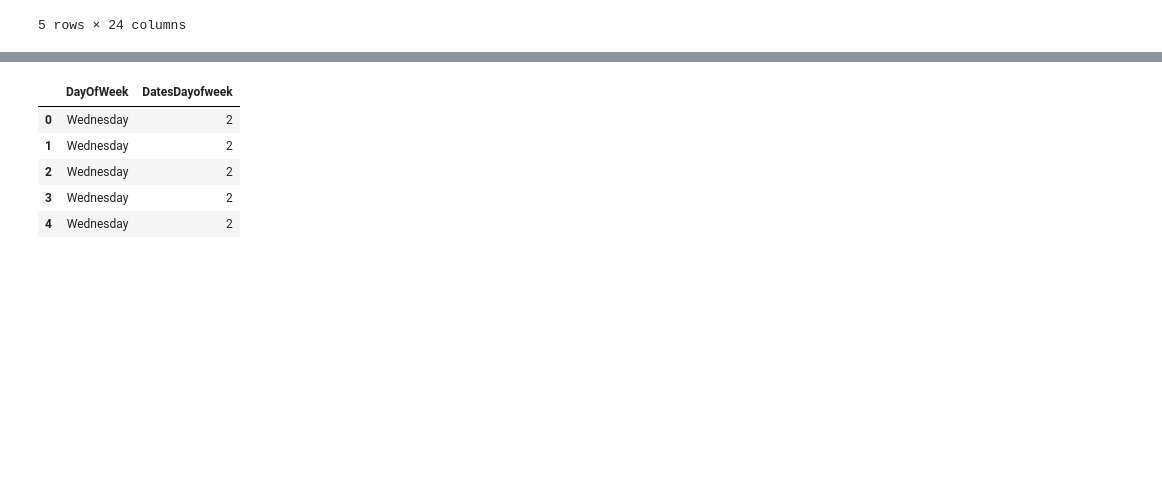
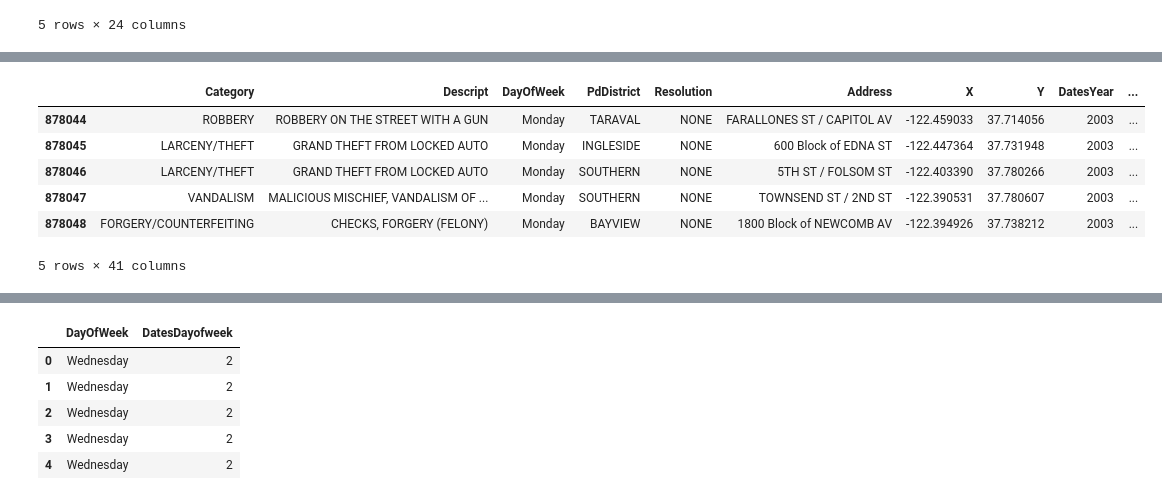
Before and after one commit to AksChougule/data-general-py, a Jupyter notebook: San_Francisco_Crime_data.ipynb, the cells around one changed output, grey strips where cells are left out. Cells and saved outputs as stored; diff of their text form; code cells hidden in the pictures; blank space fills up the shorter version.

```diff
--- a/San_Francisco_Crime_data.ipynb
+++ b/San_Francisco_Crime_data.ipynb
@@ -120,0 +291,4 @@ df_raw.head()
+# %%
+# Create a feature for street intersection
+df_raw['ad_contains_intersection']=df_raw['Address'].str.contains('/')
+df_raw[['ad_contains_intersection','Address']].tail()
@@ -120,0 +302,5 @@ df_raw.head()
+# %%
+# Create a feature for block or no-block in the address
+add_upper=df_raw['Address'].str.upper()
+df_raw['ad_contains_block']=add_upper.str.contains('BLOCK')
+df_raw[['ad_contains_block','Address']].head()
@@ -120,0 +314,12 @@ df_raw.head()
+# %%
+# Create a feature to capture the data before and after the '/'
+add_p1, add_p2 = df_raw['Address'].str.split('/', 1).str
+
+add_p1=add_p1.str.rstrip()
+df_raw['add_p1']=add_p1.str.lstrip()
+
+add_p2=add_p2.str.rstrip()
+df_raw['add_p2']=add_p2.str.lstrip()
+
+# Check if the split went well
+df_raw[['Address','add_p1','add_p2']].head(15)
@@ -120,0 +343,4 @@ df_raw.head()
+# %%
+# Type of the first part of address (ST, AV BL etc)
+df_raw['add_p1_type']=df_raw['add_p1'].str[-2:]
+np.unique(df_raw['add_p1_type'])
@@ -121,3 +387,13 @@ df_raw.head()
+# %%
+df_raw.tail()
+# %% [output]
+|  | Category | Descript | DayOfWeek | PdDistrict | Resolution | Address | X | Y | DatesYear | ... |
+| 878044 | ROBBERY | ROBBERY ON THE STREET WITH A GUN | Monday | TARAVAL | NONE | FARALLONES ST / CAPITOL AV | -122.459033 | 37.714056 | 2003 | ... |
+| 878045 | LARCENY/THEFT | GRAND THEFT FROM LOCKED AUTO | Monday | INGLESIDE | NONE | 600 Block of EDNA ST | -122.447364 | 37.731948 | 2003 | ... |
+| 878046 | LARCENY/THEFT | GRAND THEFT FROM LOCKED AUTO | Monday | SOUTHERN | NONE | 5TH ST / FOLSOM ST | -122.403390 | 37.780266 | 2003 | ... |
+| 878047 | VANDALISM | MALICIOUS MISCHIEF, VANDALISM OF ... | Monday | SOUTHERN | NONE | TOWNSEND ST / 2ND ST | -122.390531 | 37.780607 | 2003 | ... |
+| 878048 | FORGERY/COUNTERFEITING | CHECKS, FORGERY (FELONY) | Monday | BAYVIEW | NONE | 1800 Block of NEWCOMB AV | -122.394926 | 37.738212 | 2003 | ... |
+5 rows × 41 columns
 # %%
 df_raw.columns
 # %% [output]
```
Also changed, not shown: parts of 74 cells of this notebook.
